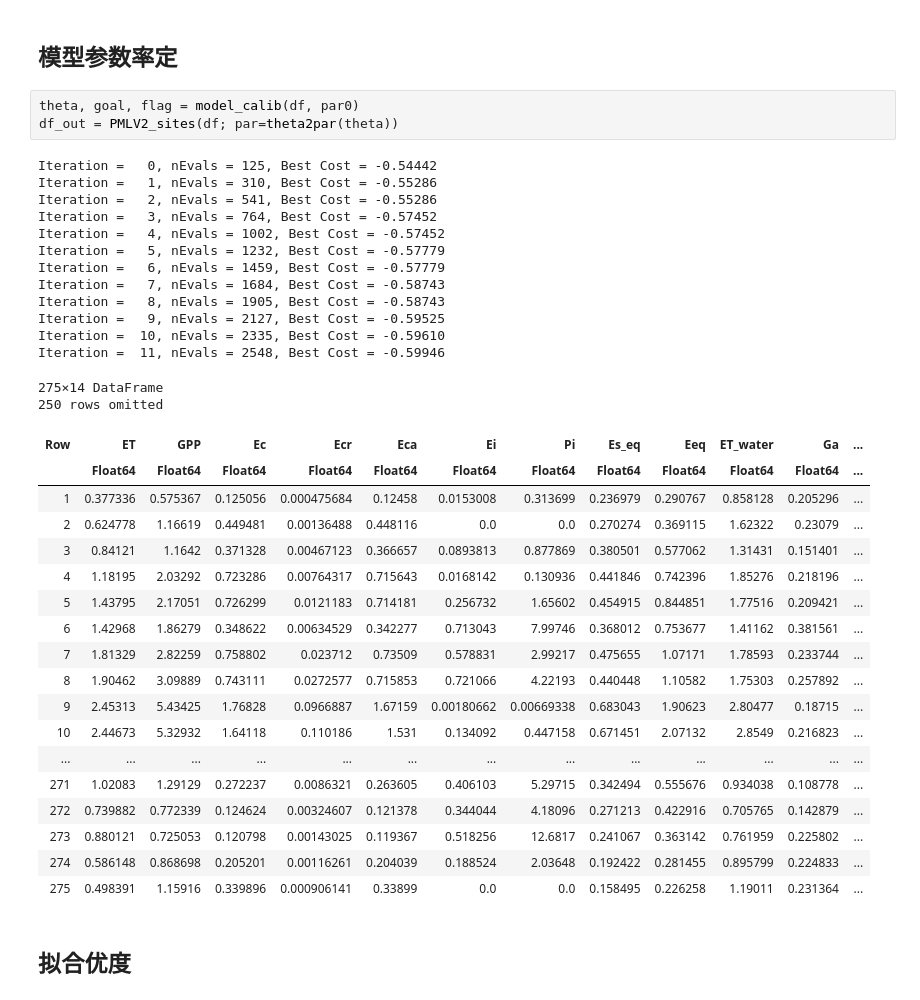
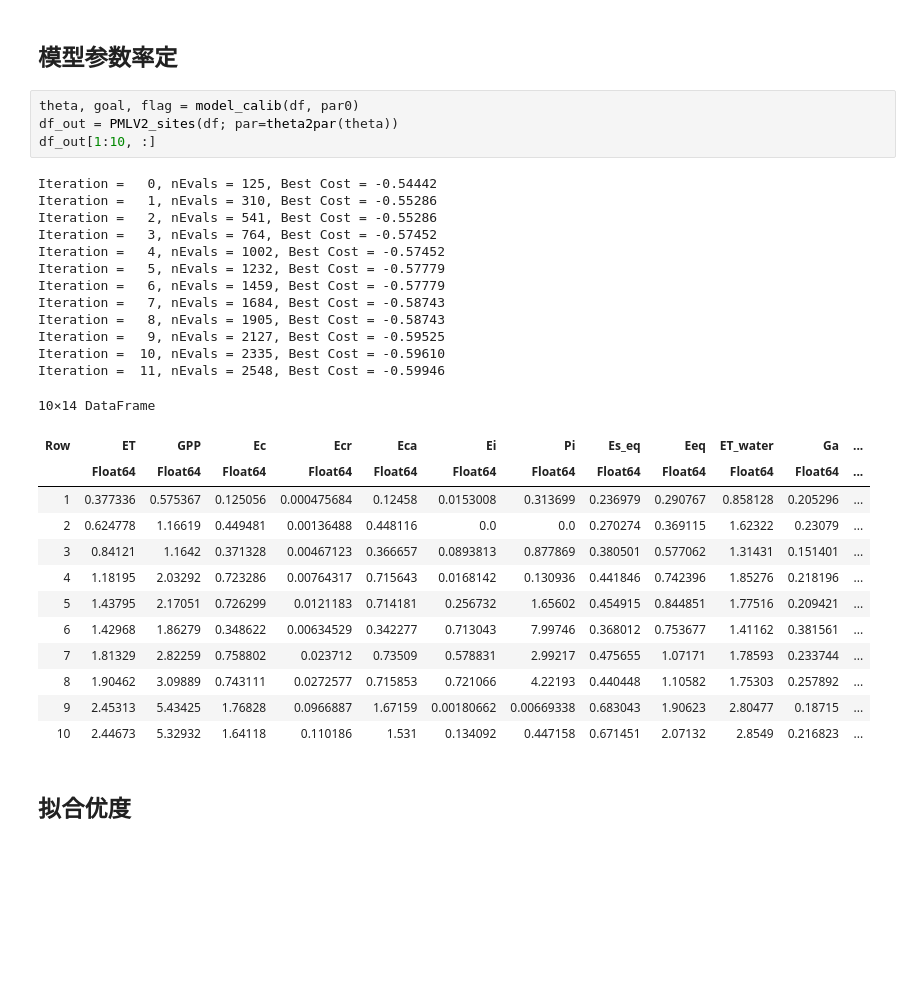
Before and after one commit to jl-pkgs/PML.jl, a Jupyter notebook: dev/generated/calib_IGBP.ipynb, the cells around one changed output. Drawn from its saved outputs; the diff is of its cells as text; blank space fills up the shorter version.

```diff
--- a/dev/generated/calib_IGBP.ipynb
+++ b/dev/generated/calib_IGBP.ipynb
@@ -38,39 +29,33 @@ df.ET_obs = df.ETobs
 # %%
 theta, goal, flag = model_calib(df, par0)
 df_out = PMLV2_sites(df; par=theta2par(theta))
+df_out[1:10, :]
 # %% [output]
 Iteration =   0, nEvals = 125, Best Cost = -0.54442
 Iteration =   1, nEvals = 310, Best Cost = -0.55286
 Iteration =   2, nEvals = 541, Best Cost = -0.55286
 Iteration =   3, nEvals = 764, Best Cost = -0.57452
 Iteration =   4, nEvals = 1002, Best Cost = -0.57452
 Iteration =   5, nEvals = 1232, Best Cost = -0.57779
 Iteration =   6, nEvals = 1459, Best Cost = -0.57779
 Iteration =   7, nEvals = 1684, Best Cost = -0.58743
 Iteration =   8, nEvals = 1905, Best Cost = -0.58743
 Iteration =   9, nEvals = 2127, Best Cost = -0.59525
 Iteration =  10, nEvals = 2335, Best Cost = -0.59610
 Iteration =  11, nEvals = 2548, Best Cost = -0.59946
-275×14 DataFrame
-250 rows omitted
+10×14 DataFrame
 | Row | ET | GPP | Ec | Ecr | Eca | Ei | Pi | Es_eq | Eeq | ET_water | Ga | ... |
 |  | Float64 | Float64 | Float64 | Float64 | Float64 | Float64 | Float64 | Float64 | Float64 | Float64 | Float64 | ... |
 | 1 | 0.377336 | 0.575367 | 0.125056 | 0.000475684 | 0.12458 | 0.0153008 | 0.313699 | 0.236979 | 0.290767 | 0.858128 | 0.205296 | ... |
 | 2 | 0.624778 | 1.16619 | 0.449481 | 0.00136488 | 0.448116 | 0.0 | 0.0 | 0.270274 | 0.369115 | 1.62322 | 0.23079 | ... |
 | 3 | 0.84121 | 1.1642 | 0.371328 | 0.00467123 | 0.366657 | 0.0893813 | 0.877869 | 0.380501 | 0.577062 | 1.31431 | 0.151401 | ... |
 | 4 | 1.18195 | 2.03292 | 0.723286 | 0.00764317 | 0.715643 | 0.0168142 | 0.130936 | 0.441846 | 0.742396 | 1.85276 | 0.218196 | ... |
 | 5 | 1.43795 | 2.17051 | 0.726299 | 0.0121183 | 0.714181 | 0.256732 | 1.65602 | 0.454915 | 0.844851 | 1.77516 | 0.209421 | ... |
 | 6 | 1.42968 | 1.86279 | 0.348622 | 0.00634529 | 0.342277 | 0.713043 | 7.99746 | 0.368012 | 0.753677 | 1.41162 | 0.381561 | ... |
 | 7 | 1.81329 | 2.82259 | 0.758802 | 0.023712 | 0.73509 | 0.578831 | 2.99217 | 0.475655 | 1.07171 | 1.78593 | 0.233744 | ... |
 | 8 | 1.90462 | 3.09889 | 0.743111 | 0.0272577 | 0.715853 | 0.721066 | 4.22193 | 0.440448 | 1.10582 | 1.75303 | 0.257892 | ... |
 | 9 | 2.45313 | 5.43425 | 1.76828 | 0.0966887 | 1.67159 | 0.00180662 | 0.00669338 | 0.683043 | 1.90623 | 2.80477 | 0.18715 | ... |
 | 10 | 2.44673 | 5.32932 | 1.64118 | 0.110186 | 1.531 | 0.134092 | 0.447158 | 0.671451 | 2.07132 | 2.8549 | 0.216823 | ... |
-| ... | ... | ... | ... | ... | ... | ... | ... | ... | ... | ... | ... | ... |
-| 271 | 1.02083 | 1.29129 | 0.272237 | 0.0086321 | 0.263605 | 0.406103 | 5.29715 | 0.342494 | 0.555676 | 0.934038 | 0.108778 | ... |
-| 272 | 0.739882 | 0.772339 | 0.124624 | 0.00324607 | 0.121378 | 0.344044 | 4.18096 | 0.271213 | 0.422916 | 0.705765 | 0.142879 | ... |
-| 273 | 0.880121 | 0.725053 | 0.120798 | 0.00143025 | 0.119367 | 0.518256 | 12.6817 | 0.241067 | 0.363142 | 0.761959 | 0.225802 | ... |
-| 274 | 0.586148 | 0.868698 | 0.205201 | 0.00116261 | 0.204039 | 0.188524 | 2.03648 | 0.192422 | 0.281455 | 0.895799 | 0.224833 | ... |
-| 275 | 0.498391 | 1.15916 | 0.339896 | 0.000906141 | 0.33899 | 0.0 | 0.0 | 0.158495 | 0.226258 | 1.19011 | 0.231364 | ... |
 # %% [markdown]
 ## 拟合优度
 # %%
```
Also changed, not shown: parts of 6 cells of this notebook, 7 other files.
